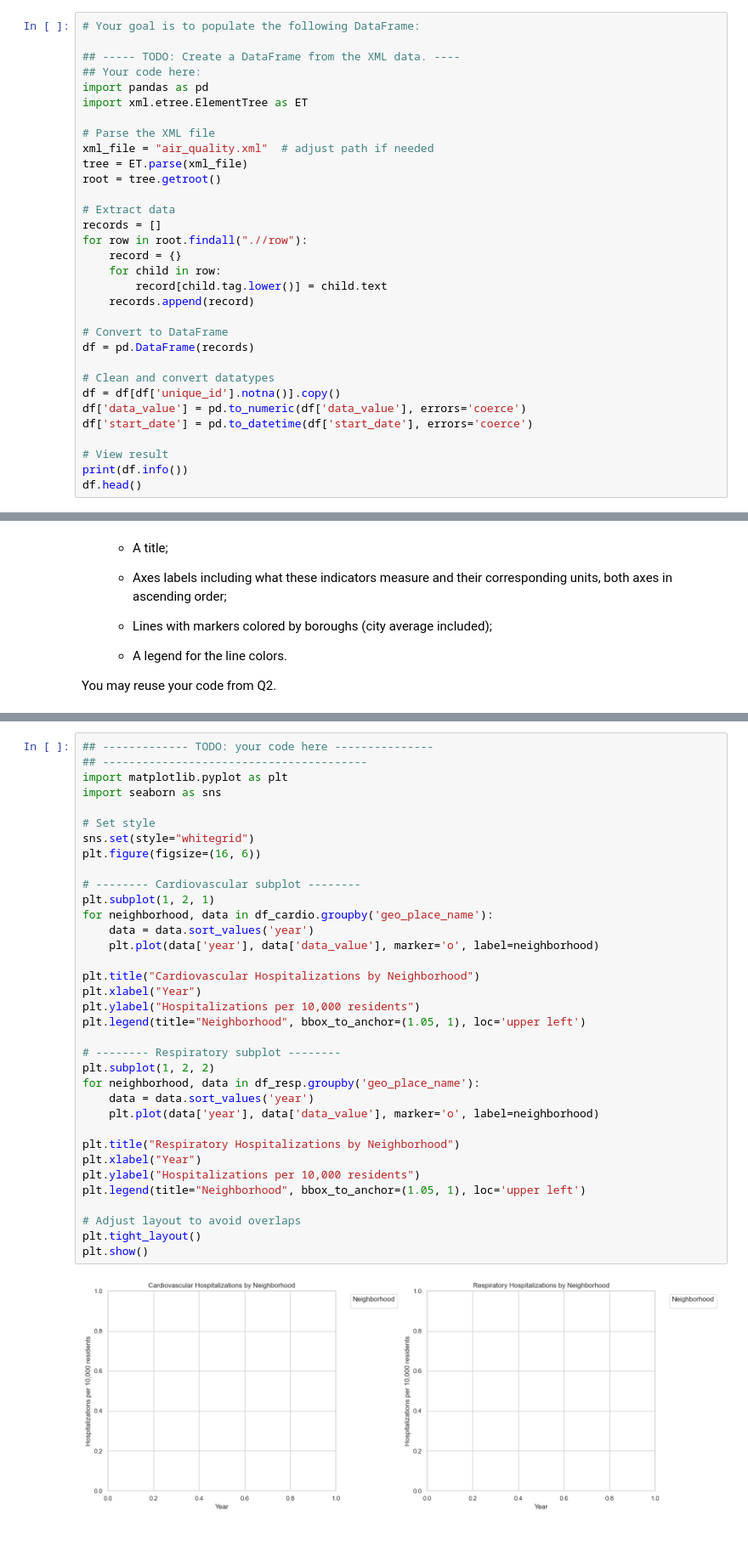
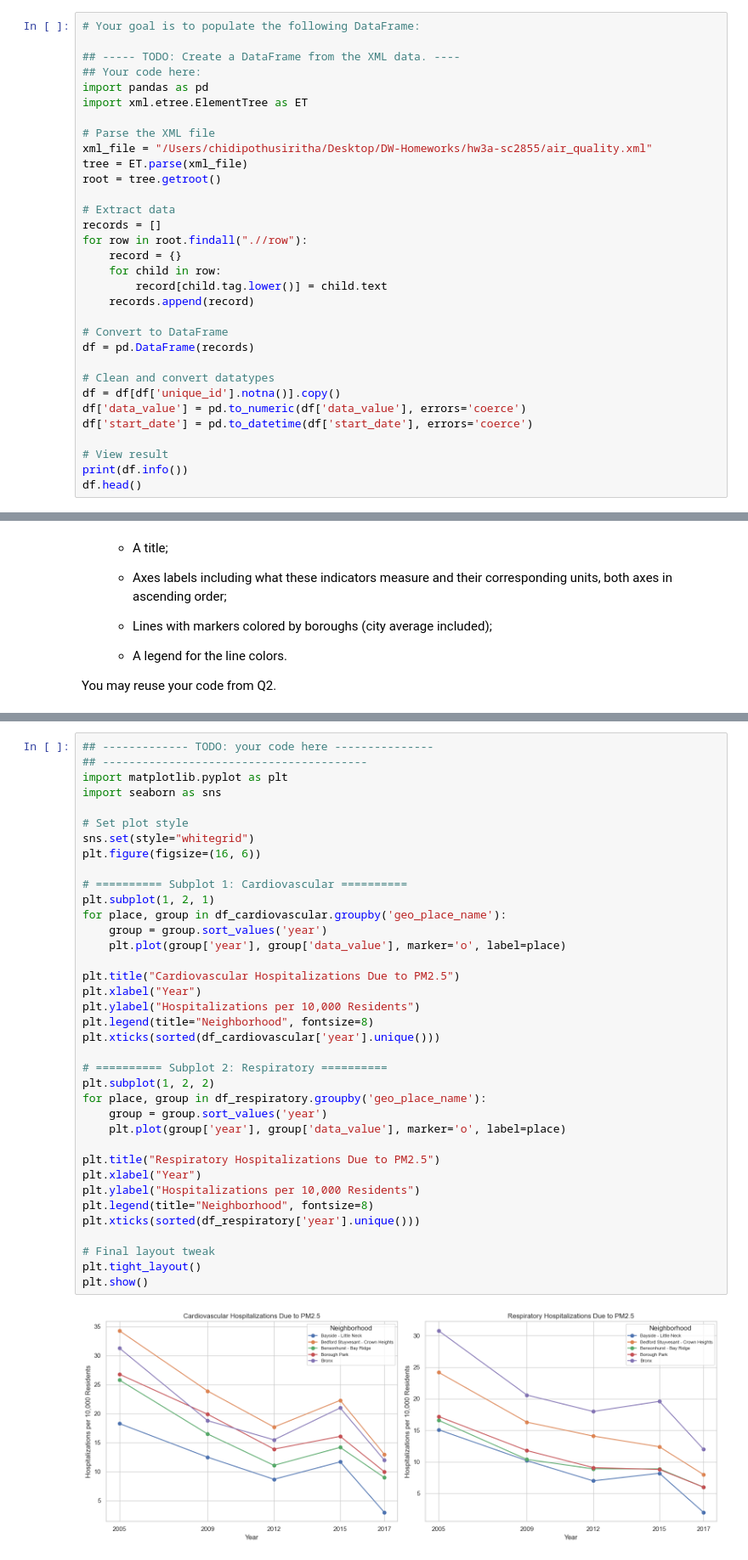
Before and after one commit to sc2855/DW-Homeworks, a Jupyter notebook: hw3a-sc2855/exercise_air_quality.ipynb, the cells around one changed output, grey strips where cells are left out. Shown at 85% size. Drawn from its saved outputs; the diff is of its cells as text.

```diff
--- a/hw3a-sc2855/exercise_air_quality.ipynb
+++ b/hw3a-sc2855/exercise_air_quality.ipynb
@@ -30,7 +30,7 @@ import pandas as pd
 import xml.etree.ElementTree as ET
 
 # Parse the XML file
-xml_file = "air_quality.xml"  # adjust path if needed
+xml_file = "/Users/chidipothusiritha/Desktop/DW-Homeworks/hw3a-sc2855/air_quality.xml"
 tree = ET.parse(xml_file)
 root = tree.getroot()
 
@@ -241,37 +227,39 @@ Respiratory rows after fix: 0
 # %%
 ## ------------- TODO: your code here ---------------
 ## ----------------------------------------
 import matplotlib.pyplot as plt
 import seaborn as sns
 
-# Set style
+# Set plot style
 sns.set(style="whitegrid")
 plt.figure(figsize=(16, 6))
 
-# -------- Cardiovascular subplot --------
+# ========== Subplot 1: Cardiovascular ==========
 plt.subplot(1, 2, 1)
-for neighborhood, data in df_cardio.groupby('geo_place_name'):
-    data = data.sort_values('year')
-    plt.plot(data['year'], data['data_value'], marker='o', label=neighborhood)
+for place, group in df_cardiovascular.groupby('geo_place_name'):
+    group = group.sort_values('year')
+    plt.plot(group['year'], group['data_value'], marker='o', label=place)
 
-plt.title("Cardiovascular Hospitalizations by Neighborhood")
+plt.title("Cardiovascular Hospitalizations Due to PM2.5")
 plt.xlabel("Year")
-plt.ylabel("Hospitalizations per 10,000 residents")
-plt.legend(title="Neighborhood", bbox_to_anchor=(1.05, 1), loc='upper left')
+plt.ylabel("Hospitalizations per 10,000 Residents")
+plt.legend(title="Neighborhood", fontsize=8)
+plt.xticks(sorted(df_cardiovascular['year'].unique()))
 
-# -------- Respiratory subplot --------
+# ========== Subplot 2: Respiratory ==========
 plt.subplot(1, 2, 2)
-for neighborhood, data in df_resp.groupby('geo_place_name'):
-    data = data.sort_values('year')
-    plt.plot(data['year'], data['data_value'], marker='o', label=neighborhood)
+for place, group in df_respiratory.groupby('geo_place_name'):
+    group = group.sort_values('year')
+    plt.plot(group['year'], group['data_value'], marker='o', label=place)
 
-plt.title("Respiratory Hospitalizations by Neighborhood")
+plt.title("Respiratory Hospitalizations Due to PM2.5")
 plt.xlabel("Year")
-plt.ylabel("Hospitalizations per 10,000 residents")
-plt.legend(title="Neighborhood", bbox_to_anchor=(1.05, 1), loc='upper left')
+plt.ylabel("Hospitalizations per 10,000 Residents")
+plt.legend(title="Neighborhood", fontsize=8)
+plt.xticks(sorted(df_respiratory['year'].unique()))
 
-# Adjust layout to avoid overlaps
+# Final layout tweak
 plt.tight_layout()
 plt.show()
 # %% [output]
-[figure, old version]
+[figure, new version]
```
Also changed, not shown: parts of 5 cells of this notebook.
